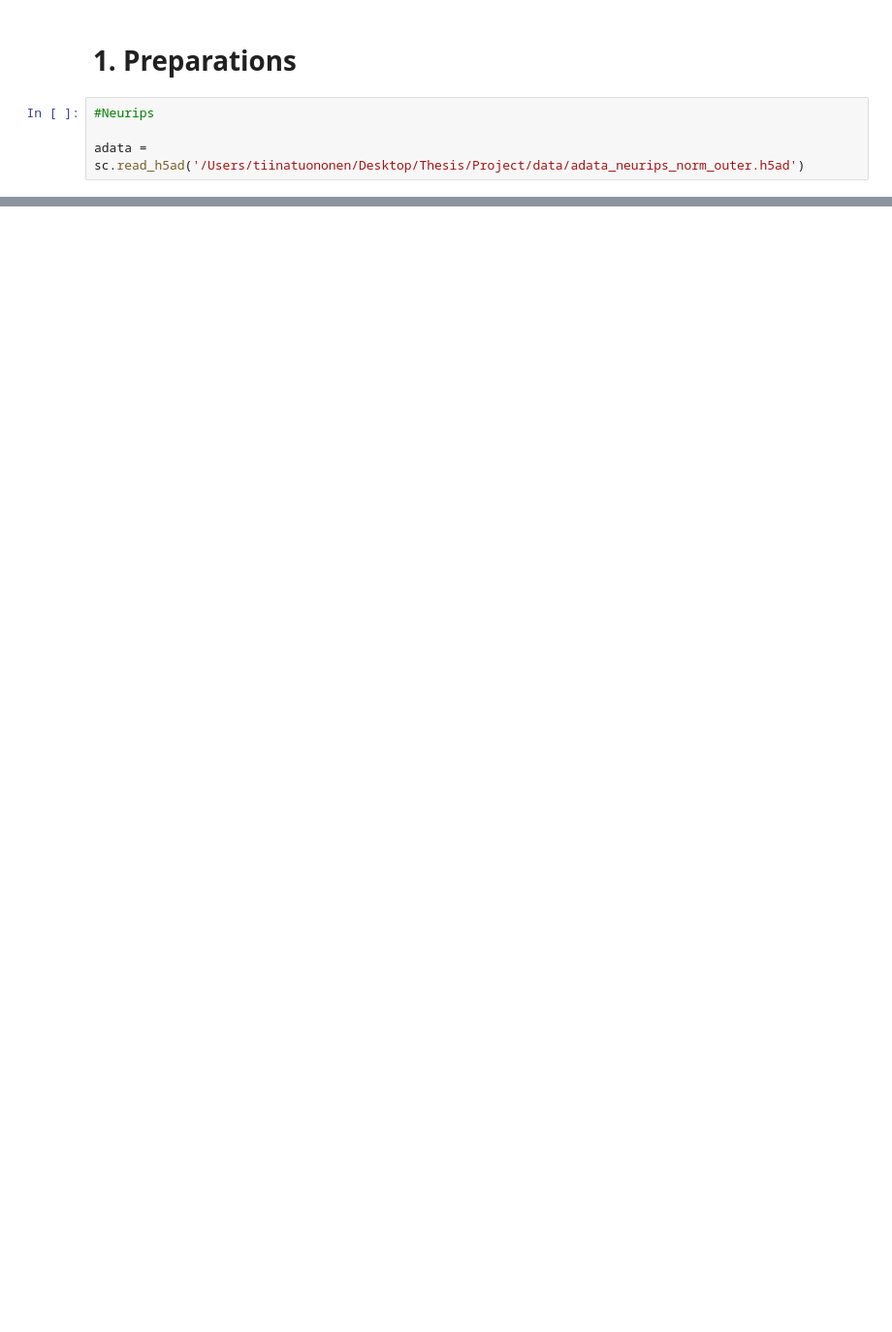
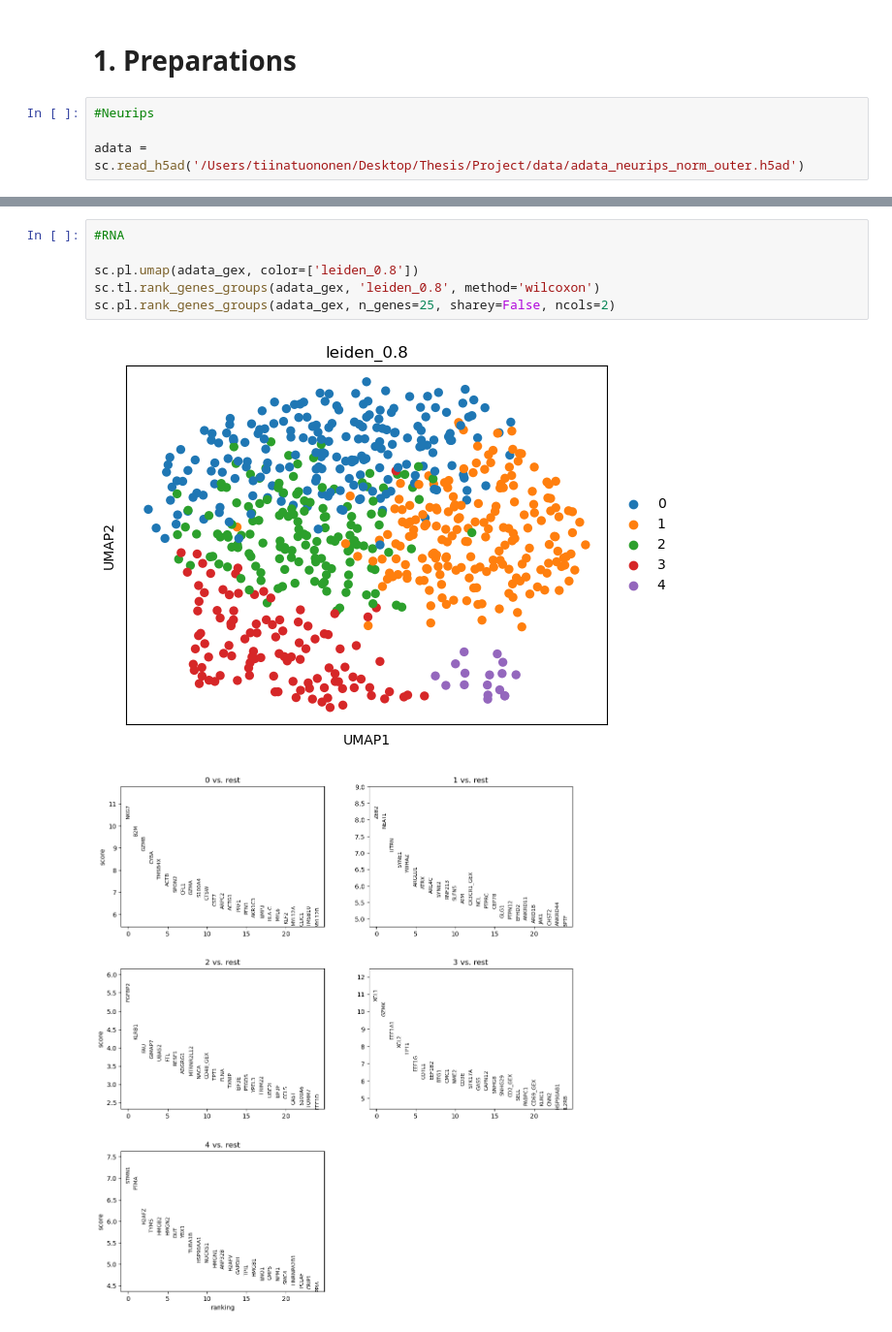
Before and after one commit to tiinajt/Thesis, a Jupyter notebook: cell_type_annot/Clustering_rna_prot_latent_comparisons/s4d1_marker_genes.ipynb, the cells around one changed output, grey strips where cells are left out. Shown at 97% size. Drawn from its saved outputs; the diff is of its cells as text; blank space fills up the shorter version.

```diff
--- a/cell_type_annot/Clustering_rna_prot_latent_comparisons/s4d1_marker_genes.ipynb
+++ b/cell_type_annot/Clustering_rna_prot_latent_comparisons/s4d1_marker_genes.ipynb
@@ -241,0 +220,9 @@ sc.pl.rank_genes_groups(sample_rna, n_genes=25, sharey=False, ncols=2)
+# %%
+#RNA
+
+sc.pl.umap(adata_gex, color=['leiden_0.8'])
+sc.tl.rank_genes_groups(adata_gex, 'leiden_0.8', method='wilcoxon')
+sc.pl.rank_genes_groups(adata_gex, n_genes=25, sharey=False, ncols=2)
+# %% [output]
+[figure, added]
+[figure, added]
```
Also changed, not shown: parts of 69 cells of this notebook, 9 other files.
